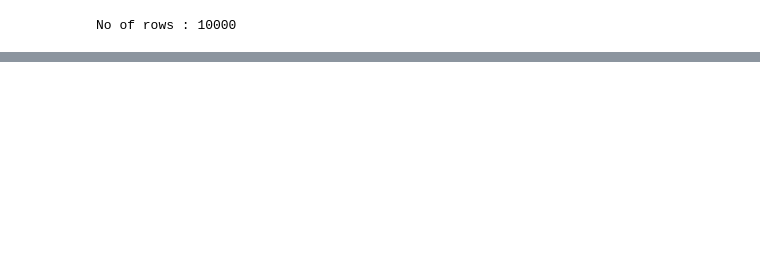
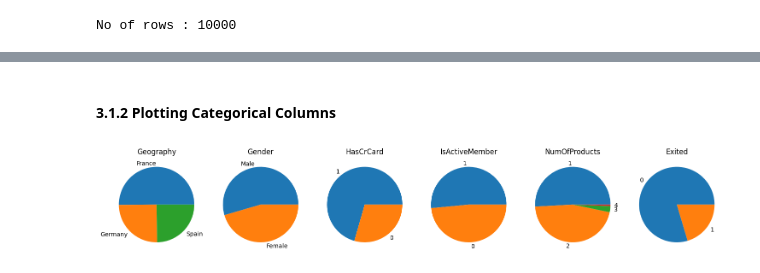
Before and after one commit to deaneeth/churn-modeling-missing-values, a Jupyter notebook: 1_handle_outliers.ipynb, the cells around one changed output, grey strips where cells are left out. Drawn from its saved outputs; the diff is of its cells as text; code cells hidden in the pictures; blank space fills up the shorter version.

```diff
--- a/1_handle_outliers.ipynb
+++ b/1_handle_outliers.ipynb
@@ -29,0 +65,14 @@ No of rows : 10000
+# %%
+fig, axes = plt.subplots(2, 3, figsize=(10, 6))
+axes = axes.flatten()
+
+for idx, col in enumerate(numerical_columns):
+    sns.kdeplot(
+                data=df[col],
+                ax = axes[idx]
+                )
+    axes[idx].set_title(col)
+
+plt.tight_layout()
+
+plt.show()
@@ -29,0 +88,19 @@ No of rows : 10000
+# %% [markdown]
+#### 3.1.2 Plotting Categorical Columns
+# %%
+fig, axes = plt.subplots(1, 6, figsize=(15, 10))
+
+for idx, col in enumerate(categorical_columns):
+    df[col].value_counts().plot(
+                                kind='pie',
+                                ax=axes[idx]
+                                )
+
+    axes[idx].set_title(col)
+    axes[idx].set_ylabel('')
+
+plt.tight_layout()
+
+plt.show()
+# %% [output]
+[figure, added]
```
Also changed, not shown: parts of 15 cells of this notebook, 3 other files.
